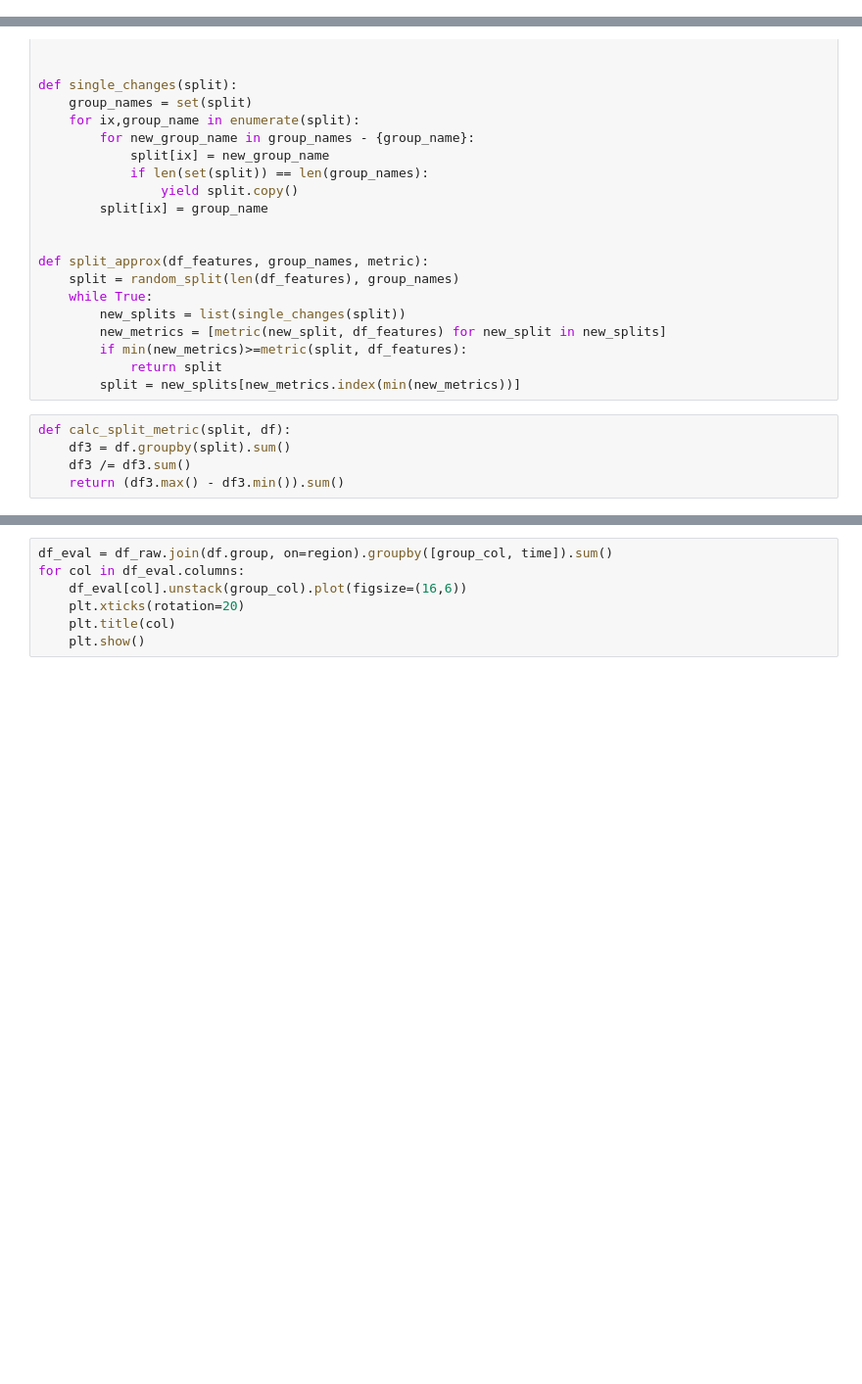
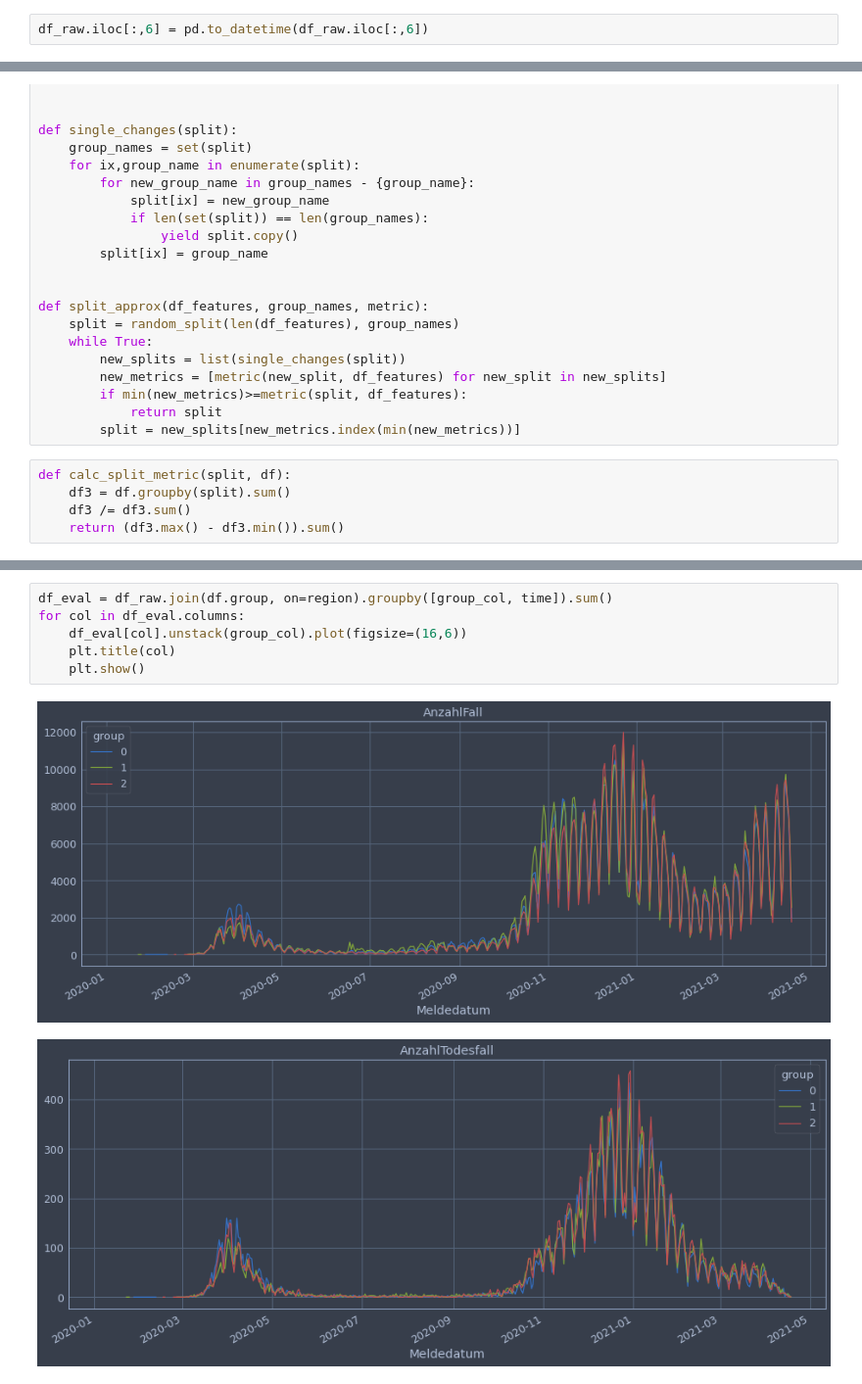
Before and after one commit to freenet-group/geo-splitting, a Jupyter notebook: geo_splitting_example.ipynb, the cells around one changed output, grey strips where cells are left out. Shown: that part at 98% size. Cells and saved outputs as stored; diff of their text form; blank space fills up the shorter version.

```diff
--- a/geo_splitting_example.ipynb
+++ b/geo_splitting_example.ipynb
@@ -14,3 +30,5 @@ df_raw
+# %%
+df_raw.iloc[:,6] = pd.to_datetime(df_raw.iloc[:,6])
 # %%
 region = df_raw.columns[0]
 time = df_raw.columns[6]
@@ -63,7 +128,9 @@ df
 # %%
 df_eval = df_raw.join(df.group, on=region).groupby([group_col, time]).sum()
 for col in df_eval.columns:
     df_eval[col].unstack(group_col).plot(figsize=(16,6))
-    plt.xticks(rotation=20)
     plt.title(col)
     plt.show()
+# %% [output]
+[figure, added]
+[figure, added]
```
Also changed, not shown: parts of 7 cells of this notebook.
